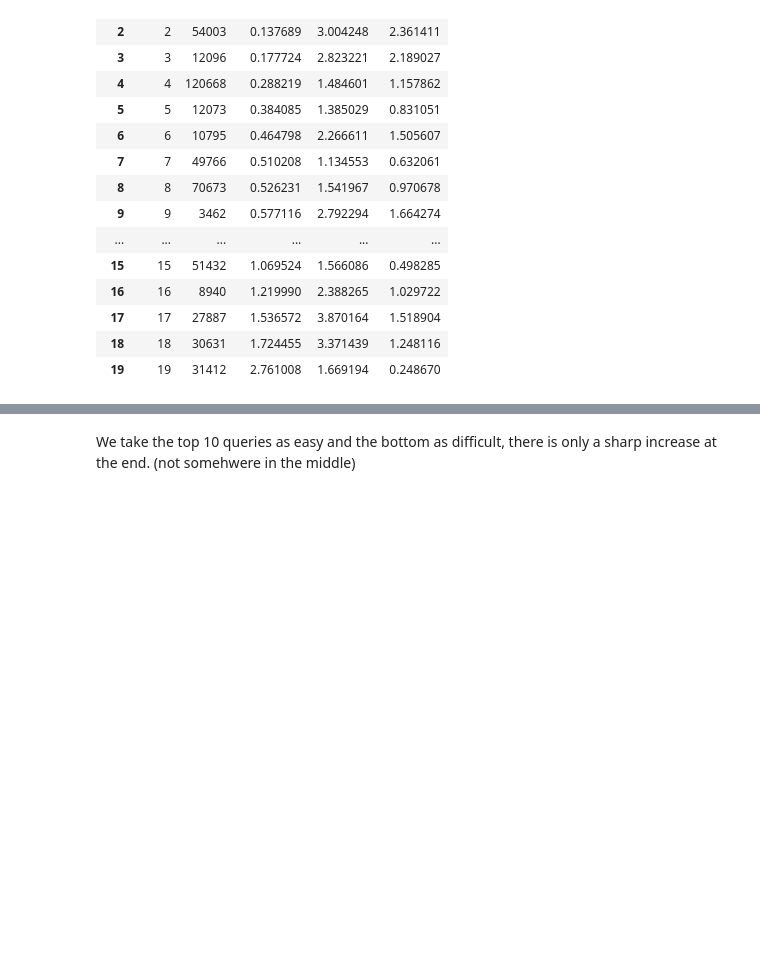
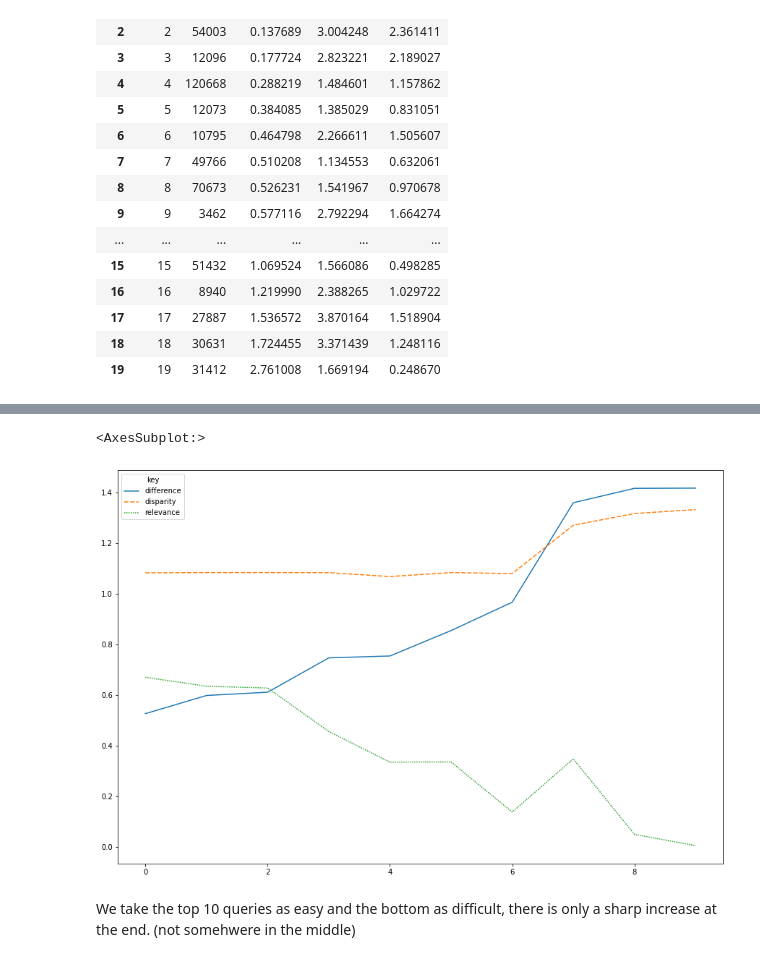
Before and after one commit to pilmus/thesis, a Jupyter notebook: app/notebooks/lm_error_analysis.ipynb, the cells around one changed output, grey strips where cells are left out. Cells and saved outputs as stored; diff of their text form; code cells hidden in the pictures; blank space fills up the shorter version.

```diff
--- a/app/notebooks/lm_error_analysis.ipynb
+++ b/app/notebooks/lm_error_analysis.ipynb
@@ -854,0 +853,3 @@ sns.lineplot(data=temp[['difference','disparity','relevance']],ax=ax)
+# %%
+temp = eeli.sort_values(by='difference').reset_index(drop=True).reset_index()
+temp
@@ -855,3 +874,9 @@ sns.lineplot(data=temp[['difference','disparity','relevance']],ax=ax)
+# %%
+fig, ax = plt.subplots(1,1,figsize=(15,10))
+sns.lineplot(data=temp[['difference','disparity','relevance']][:10],ax=ax)
+# %% [output]
+<AxesSubplot:>
+[figure, added]
 # %% [markdown]
 We take the top 10 queries as easy and the bottom as difficult, there is only a sharp increase at the end. (not somehwere in the middle)
 # %% [markdown]
```
Also changed, not shown: parts of 99 cells of this notebook, 4 other files.
